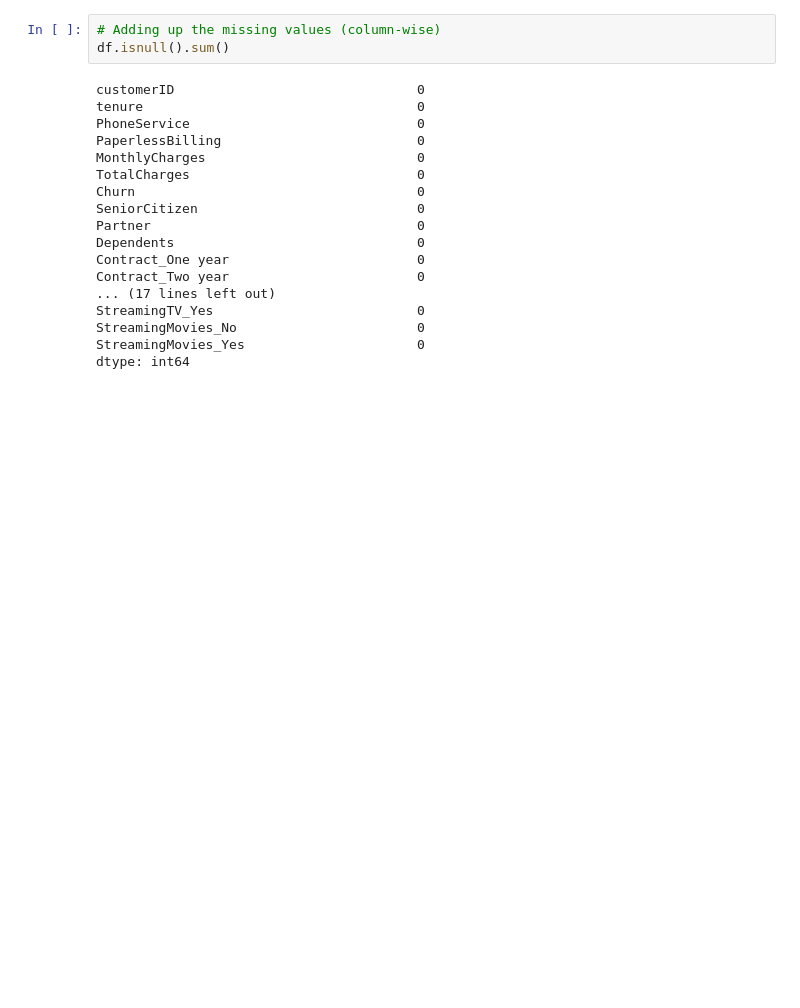
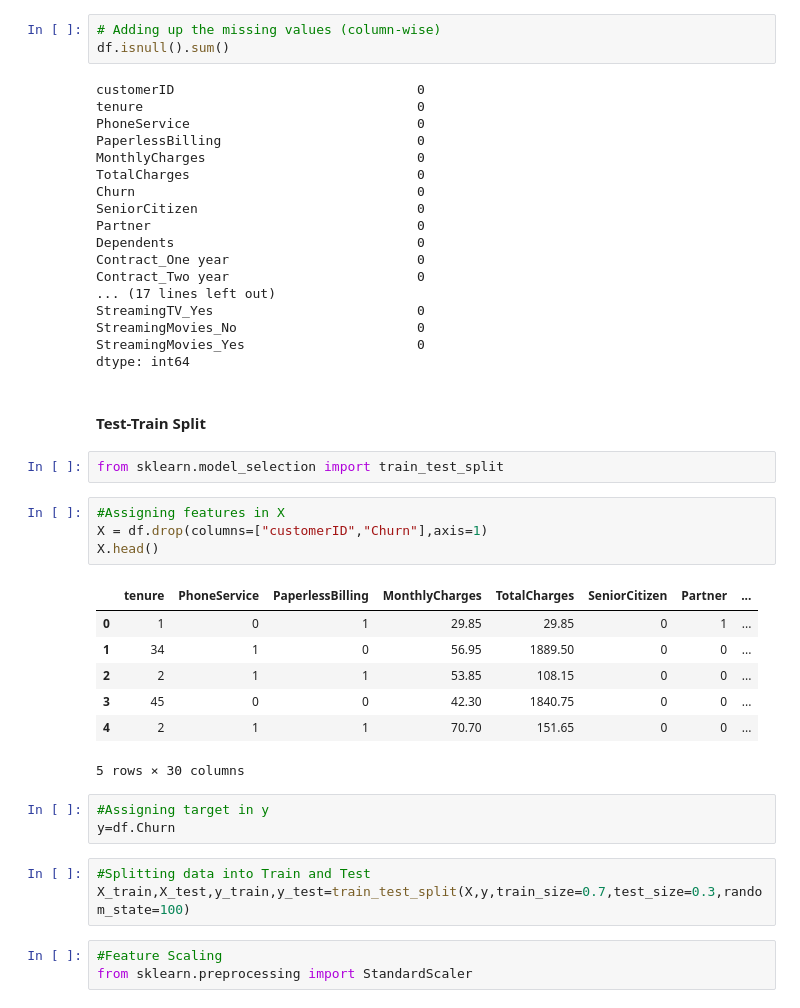
Before and after one commit to Ashik-Mohammed-S/Telecom_Churn_prediction, a Jupyter notebook: Model.ipynb, the cells around one changed output. Cells and saved outputs as stored; diff of their text form; blank space fills up the shorter version.

```diff
--- a/Model.ipynb
+++ b/Model.ipynb
@@ -272,3 +272,28 @@ StreamingTV_Yes                          0
 StreamingMovies_No                       0
 StreamingMovies_Yes                      0
 dtype: int64
+# %% [markdown]
+#### Test-Train Split
+# %%
+from sklearn.model_selection import train_test_split
+# %%
+#Assigning features in X
+X = df.drop(columns=["customerID","Churn"],axis=1)
+X.head()
+# %% [output]
+|  | tenure | PhoneService | PaperlessBilling | MonthlyCharges | TotalCharges | SeniorCitizen | Partner | ... |
+| 0 | 1 | 0 | 1 | 29.85 | 29.85 | 0 | 1 | ... |
+| 1 | 34 | 1 | 0 | 56.95 | 1889.50 | 0 | 0 | ... |
+| 2 | 2 | 1 | 1 | 53.85 | 108.15 | 0 | 0 | ... |
+| 3 | 45 | 0 | 0 | 42.30 | 1840.75 | 0 | 0 | ... |
+| 4 | 2 | 1 | 1 | 70.70 | 151.65 | 0 | 0 | ... |
+5 rows × 30 columns
+# %%
+#Assigning target in y
+y=df.Churn
+# %%
+#Splitting data into Train and Test
+X_train,X_test,y_train,y_test=train_test_split(X,y,train_size=0.7,test_size=0.3,random_state=100)
+# %%
+#Feature Scaling
+from sklearn.preprocessing import StandardScaler
```
Also changed, not shown: parts of 6 cells of this notebook.
